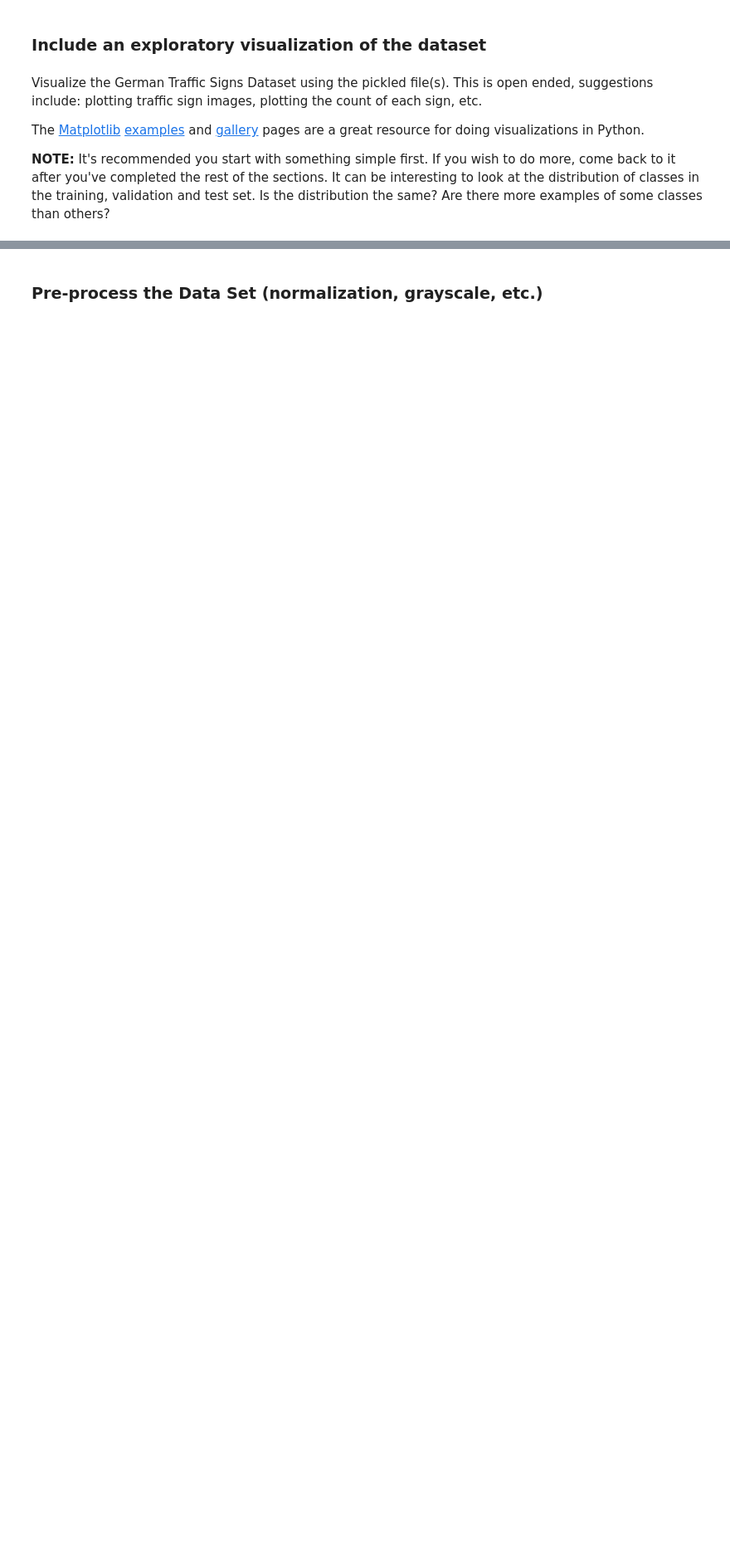
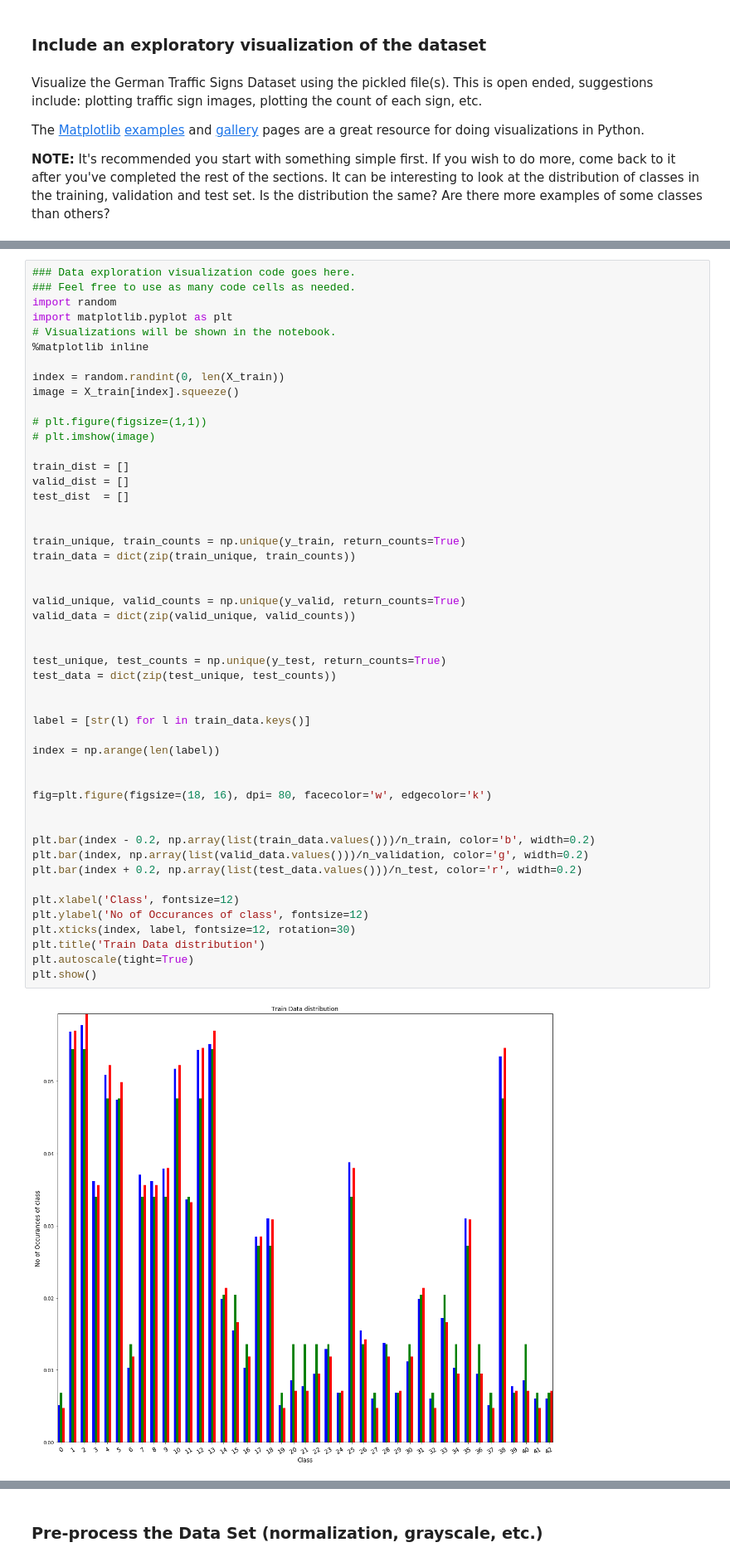
Before and after one commit to ss250/CarND-Traffic-Sign-Classifier-Project, a Jupyter notebook: Traffic_Sign_Classifier.ipynb, the cells around one changed output, grey strips where cells are left out. Shown: that part at 83% size. Drawn from its saved outputs; the diff is of its cells as text; blank space fills up the shorter version.

```diff
--- a/Traffic_Sign_Classifier.ipynb
+++ b/Traffic_Sign_Classifier.ipynb
@@ -110,3 +94,54 @@ print(y_train[index])
+# %%
+### Data exploration visualization code goes here.
+### Feel free to use as many code cells as needed.
+import random
+import matplotlib.pyplot as plt
+# Visualizations will be shown in the notebook.
+%matplotlib inline
+
+index = random.randint(0, len(X_train))
+image = X_train[index].squeeze()
+
+# plt.figure(figsize=(1,1))
+# plt.imshow(image)
+
+train_dist = []
+valid_dist = []
+test_dist  = []
+
+
+train_unique, train_counts = np.unique(y_train, return_counts=True)
+train_data = dict(zip(train_unique, train_counts))
+
+
+valid_unique, valid_counts = np.unique(y_valid, return_counts=True)
+valid_data = dict(zip(valid_unique, valid_counts))
+
+
+test_unique, test_counts = np.unique(y_test, return_counts=True)
+test_data = dict(zip(test_unique, test_counts))
+
+
+label = [str(l) for l in train_data.keys()]
+
+index = np.arange(len(label))
+
+
+fig=plt.figure(figsize=(18, 16), dpi= 80, facecolor='w', edgecolor='k')
+
+
+plt.bar(index - 0.2, np.array(list(train_data.values()))/n_train, color='b', width=0.2)
+plt.bar(index, np.array(list(valid_data.values()))/n_validation, color='g', width=0.2)
+plt.bar(index + 0.2, np.array(list(test_data.values()))/n_test, color='r', width=0.2)
+
+plt.xlabel('Class', fontsize=12)
+plt.ylabel('No of Occurances of class', fontsize=12)
+plt.xticks(index, label, fontsize=12, rotation=30)
+plt.title('Train Data distribution')
+plt.autoscale(tight=True)
+plt.show()
+# %% [output]
+[figure, added]
 # %% [markdown]
 ----
 
```
Also changed, not shown: parts of 9 cells of this notebook, 8 other files.
